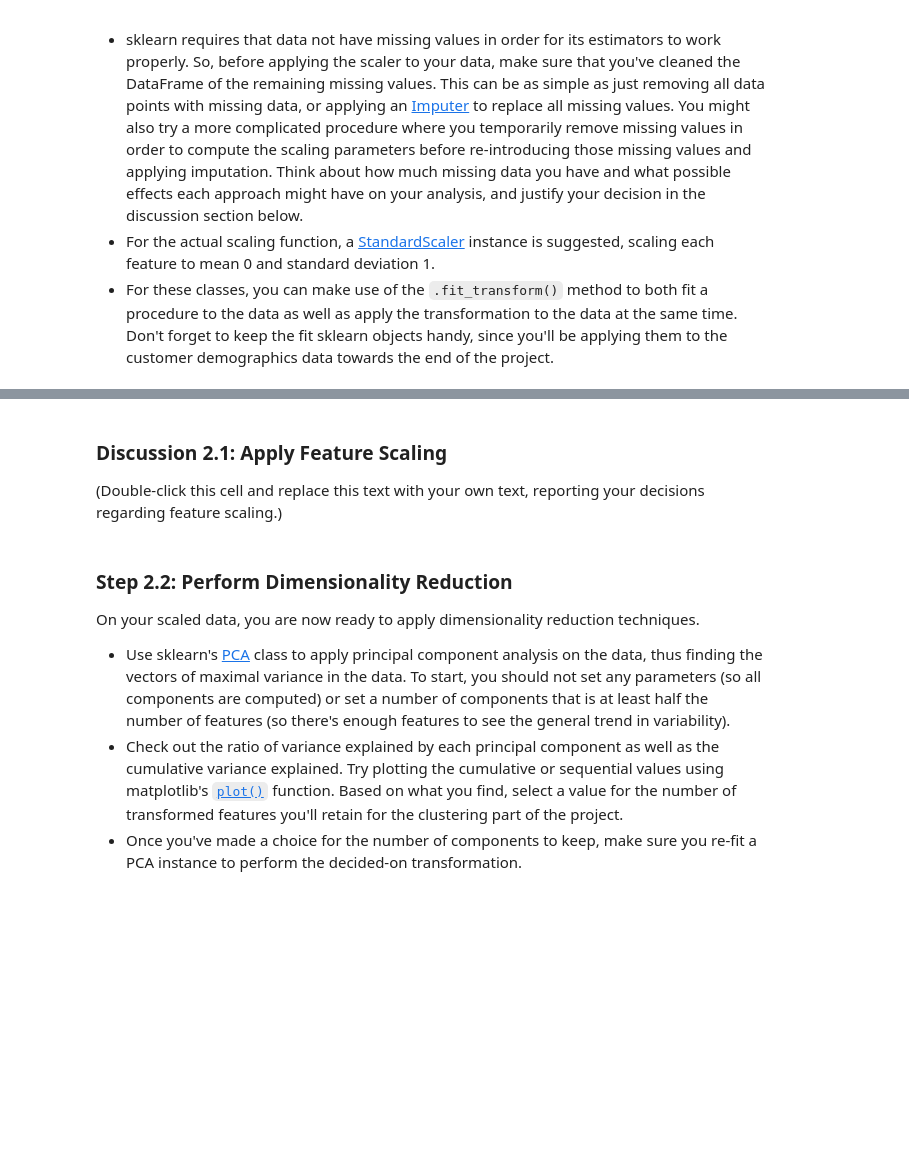
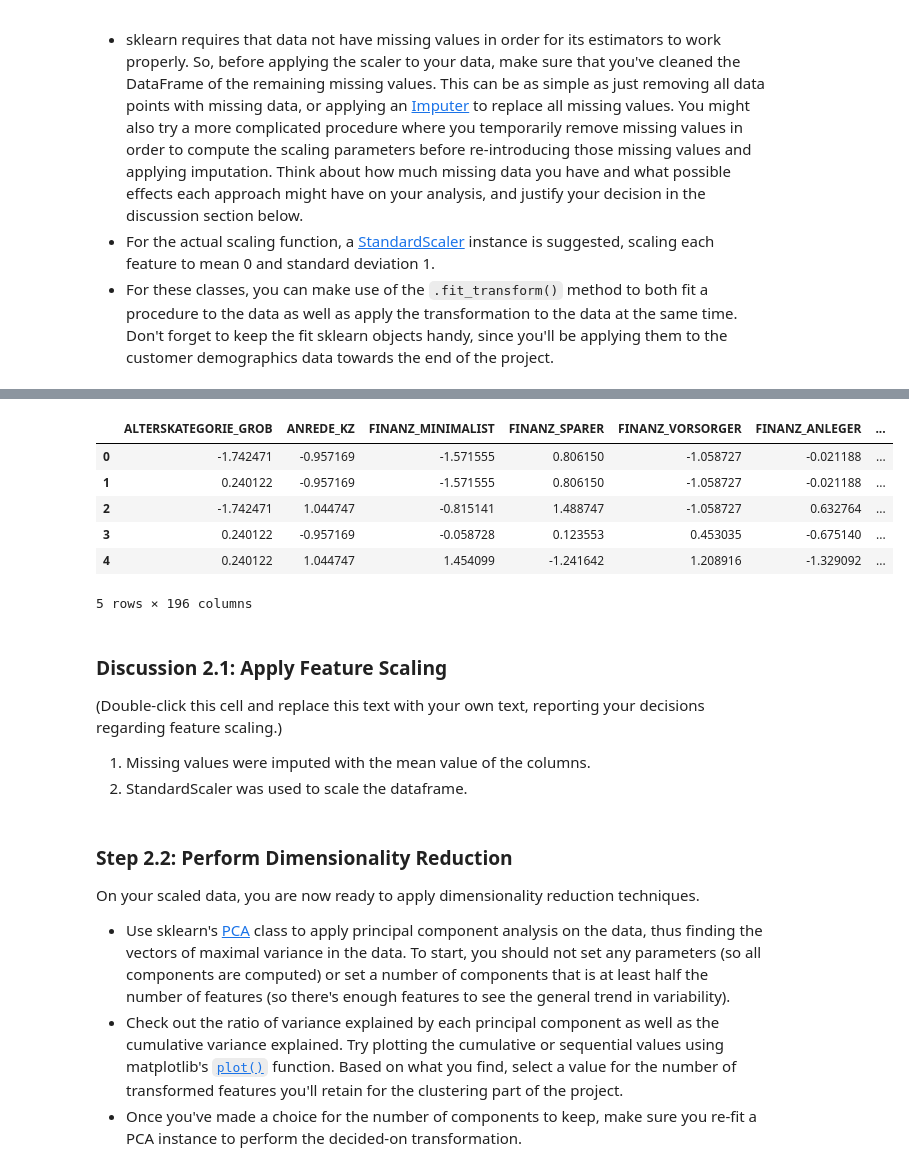
Before and after one commit to evelthon/Intro-to-Machine-Learning-with-Pytorch, a Jupyter notebook: projects/p3_Identify-Customer-Segments/Identify_Customer_Segments.ipynb, the cells around one changed output, grey strips where cells are left out. Cells and saved outputs as stored; diff of their text form; code cells hidden in the pictures; blank space fills up the shorter version.

```diff
--- a/projects/p3_Identify-Customer-Segments/Identify_Customer_Segments.ipynb
+++ b/projects/p3_Identify-Customer-Segments/Identify_Customer_Segments.ipynb
@@ -804,6 +808,17 @@ Before we apply dimensionality reduction techniques to the data, we need to perf
 - sklearn requires that data not have missing values in order for its estimators to work properly. So, before applying the scaler to your data, make sure that you've cleaned the DataFrame of the remaining missing values. This can be as simple as just removing all data points with missing data, or applying an [Imputer](http://scikit-learn.org/stable/modules/generated/sklearn.preprocessing.Imputer.html) to replace all missing values. You might also try a more complicated procedure where you temporarily remove missing values in order to compute the scaling parameters before re-introducing those missing values and applying imputation. Think about how much missing data you have and what possible effects each approach might have on your analysis, and justify your decision in the discussion section below.
 - For the actual scaling function, a [StandardScaler](http://scikit-learn.org/stable/modules/generated/sklearn.preprocessing.StandardScaler.html) instance is suggested, scaling each feature to mean 0 and standard deviation 1.
 - For these classes, you can make use of the `.fit_transform()` method to both fit a procedure to the data as well as apply the transformation to the data at the same time. Don't forget to keep the fit sklearn objects handy, since you'll be applying them to the customer demographics data towards the end of the project.
+# %%
+# Create a copy of azdias
+azdias_copy=azdias_clean2.copy()
+col_list = azdias_copy.columns
 # %%
 # If you've not yet cleaned the dataset of all NaN values, then investigate and
 # do that now.
+# imputer = Imputer(strategy='mean', axis=0)
+imputer = SimpleImputer(missing_values=np.nan, strategy='mean')
+azdias_copy = imputer.fit_transform(azdias_copy)
+# %%
+# Verify that no missing values exist in the dataframe
+azdias_copy = pd.DataFrame(azdias_copy, columns= col_list)
+azdias_copy.isnull().sum()
@@ -810,9 +838,23 @@ Before we apply dimensionality reduction techniques to the data, we need to perf
 # %%
 # Apply feature scaling to the general population demographics data.
+scaler = StandardScaler()
+azdias_scaled = scaler.fit_transform(azdias_copy)
+azdias_scaled = pd.DataFrame(azdias_scaled, columns= col_list)
+azdias_scaled.head()
+# %% [output]
+|  | ALTERSKATEGORIE_GROB | ANREDE_KZ | FINANZ_MINIMALIST | FINANZ_SPARER | FINANZ_VORSORGER | FINANZ_ANLEGER | ... |
+| 0 | -1.742471 | -0.957169 | -1.571555 | 0.806150 | -1.058727 | -0.021188 | ... |
+| 1 | 0.240122 | -0.957169 | -1.571555 | 0.806150 | -1.058727 | -0.021188 | ... |
+| 2 | -1.742471 | 1.044747 | -0.815141 | 1.488747 | -1.058727 | 0.632764 | ... |
+| 3 | 0.240122 | -0.957169 | -0.058728 | 0.123553 | 0.453035 | -0.675140 | ... |
+| 4 | 0.240122 | 1.044747 | 1.454099 | -1.241642 | 1.208916 | -1.329092 | ... |
+5 rows × 196 columns
 # %% [markdown]
 ### Discussion 2.1: Apply Feature Scaling
 
 (Double-click this cell and replace this text with your own text, reporting your decisions regarding feature scaling.)
+1. Missing values were imputed with the mean value of the columns.
+2. StandardScaler was used to scale the dataframe.
 # %% [markdown]
 ### Step 2.2: Perform Dimensionality Reduction
 
```
Also changed, not shown: parts of 10 cells of this notebook.
